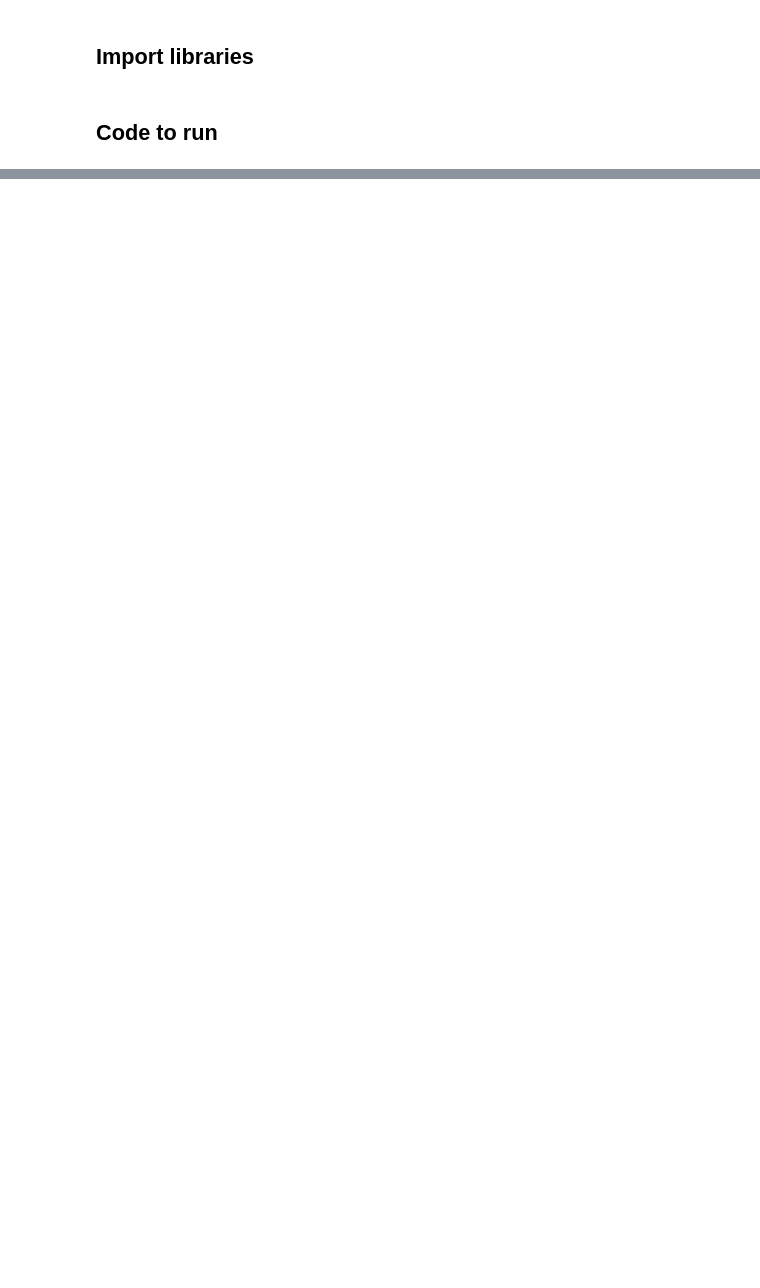
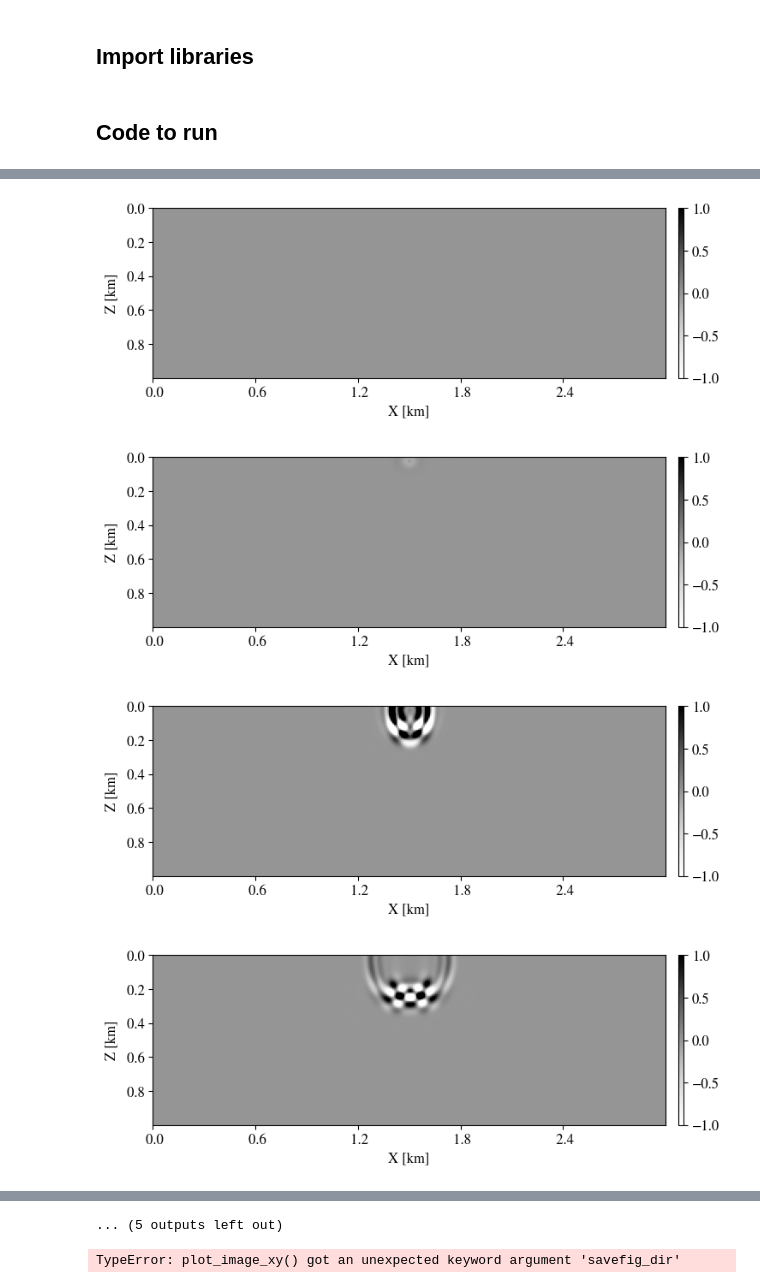
Before and after one commit to rsarkar-github/TimeDependentBornScattering, a Jupyter notebook: Scripts/notebooks/P01_Point_Scatterers_Image_CIG_Illustration.ipynb, the cells around one changed output, grey strips where cells are left out. Saved outputs shown, nothing was run; the diff lists cells and outputs as text; code cells hidden in the pictures; blank space fills up the shorter version.

```diff
--- a/Scripts/notebooks/P01_Point_Scatterers_Image_CIG_Illustration.ipynb
+++ b/Scripts/notebooks/P01_Point_Scatterers_Image_CIG_Illustration.ipynb
@@ -28,0 +106,42 @@ configuration['log-level'] = 'WARNING'
+# %%
+# Perform Born modeling and generate data
+td_born_data_true = np.zeros((params["Ns"], params["Nt"], params["Nr"]), dtype=np.float32)
+DevitoOperators.td_born_forward(
+    model_pert=dm,
+    born_data=td_born_data_true,
+    src_coords=src_coord,
+    vel=vel,
+    geometry=geometry,
+    solver=solver,
+    params=params
+)
+
+# Image the data
+dm_image = np.zeros((params["Nt"], params["Nx"], params["Nz"]), dtype=np.float32)
+DevitoOperators.td_born_adjoint(
+    born_data=td_born_data_true,
+    model_pert=dm_image,
+    src_coords=src_coord,
+    vel=vel,
+    geometry=geometry,
+    solver=solver,
+    params=params
+)
+# %%
+for i in range(0, int(params["Nt"]/2), 20):
+
+    plot_image_xy(
+        dm_image[i, :, :].T,
+        x0=vel.origin[0], xn=vel.origin[0]+vel.domain_size[0],
+        y0=vel.origin[1], yn=vel.origin[1]+vel.domain_size[1],
+        scale=1.0, clip=1.0, colorbar=True,
+        ylabel="Z [km]", xlabel="X [km]",
+        grid="off", aspect="equal",
+        fontname="STIXGeneral", fontsize=12,
+        savefig_fname=basepath + "/Fig/p01_point_scatterers_image.pdf"
+    )
+# %% [output]
+[figure, added]
+[figure, added]
+[figure, added]
+[figure, added]
@@ -28,0 +156,14 @@ configuration['log-level'] = 'WARNING'
+... (5 outputs left out)
+# %%
+plot_image_xy(
+        np.sum(dm_image, axis=0).T,
+        x0=vel.origin[0], xn=vel.origin[0]+vel.domain_size[0],
+        y0=vel.origin[1], yn=vel.origin[1]+vel.domain_size[1],
+        scale=20.0, clip=1.0, colorbar=True,
+        ylabel="Z [km]", xlabel="X [km]",
+        grid="on", aspect="equal",
+        fontname="STIXGeneral", fontsize=12,
+        savefig_dir=basepath + "/Fig/p01_point_scatterers_image.pdf"
+    )
+# %% [output]
+TypeError: plot_image_xy() got an unexpected keyword argument 'savefig_dir'
```
Also changed, not shown: parts of 6 cells of this notebook.
